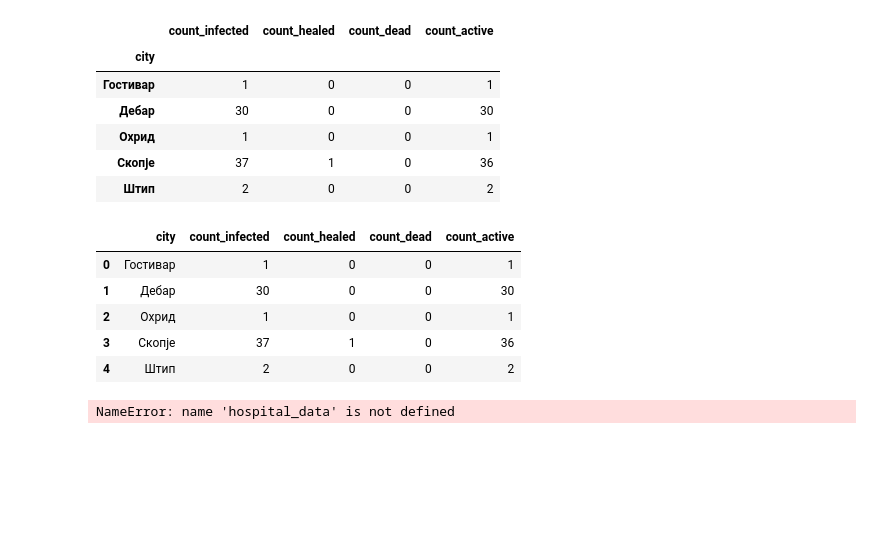
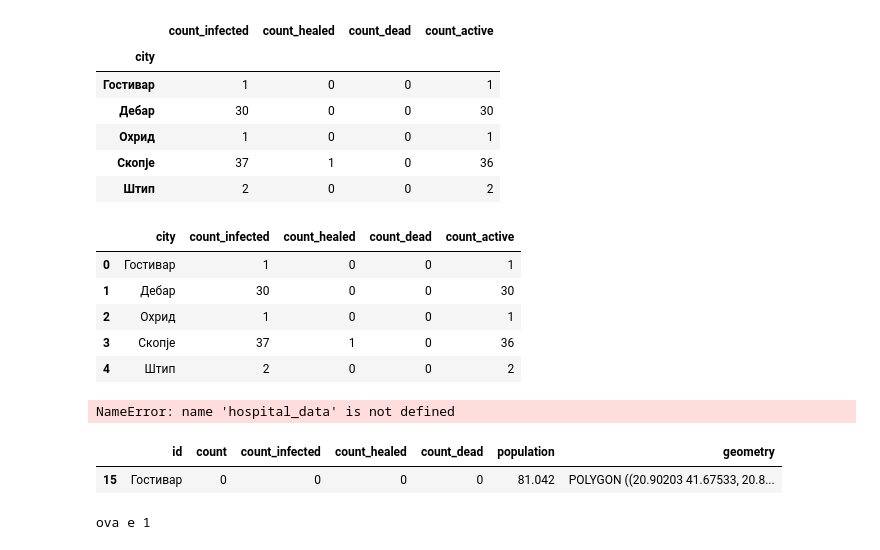
Before and after one commit to VikiPeeva/coronavirus-macedonia-tryouts, a Jupyter notebook: update_datasets/checkvalid.ipynb, the cells around one changed output. Drawn from its saved outputs; the diff is of its cells as text; code cells hidden in the pictures; blank space fills up the shorter version.

```diff
--- a/update_datasets/checkvalid.ipynb
+++ b/update_datasets/checkvalid.ipynb
@@ -108,3 +108,15 @@ covid_hospitals['id'] = covid_hospitals.index
 covid_hospitals
 # %% [output]
 NameError: name 'hospital_data' is not defined
+# %%
+data = geopandas.read_file('https://raw.githubusercontent.com/klupp/opendata/master/mk/covid19/maps/mk_municipalities_covid.geojson', driver='GeoJSON')
+
+data[data['id'] == 'Гостивар']
+# %% [output]
+|  | id | count | count_infected | count_healed | count_dead | population | geometry |
+| 15 | Гостивар | 0 | 0 | 0 | 0 | 81.042 | POLYGON ((20.90203 41.67533, 20.8... |
+# %%
+x=1
+print("ova e {}".format(x))
+# %% [output]
+ova e 1
```
Also changed, not shown: 8 other files.
